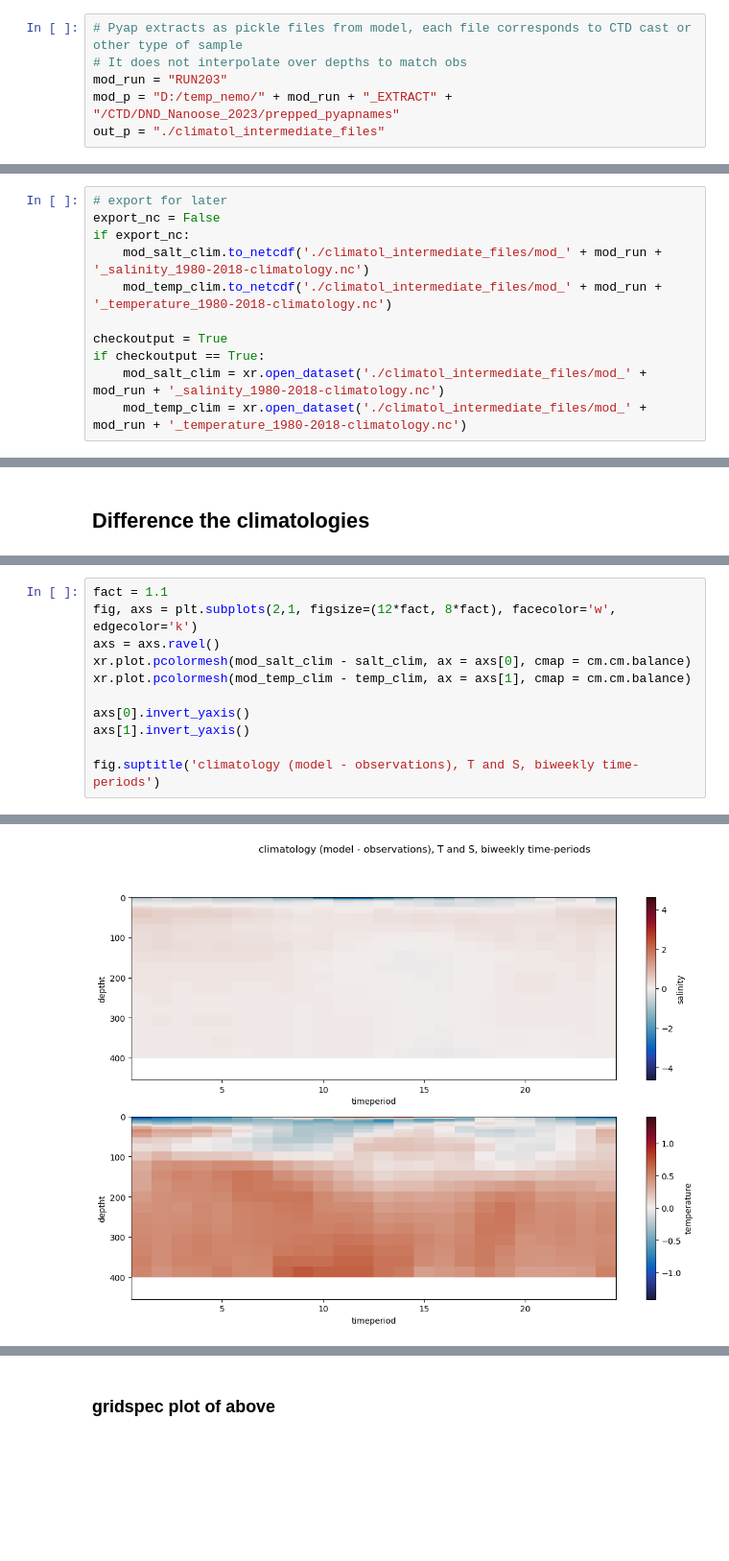
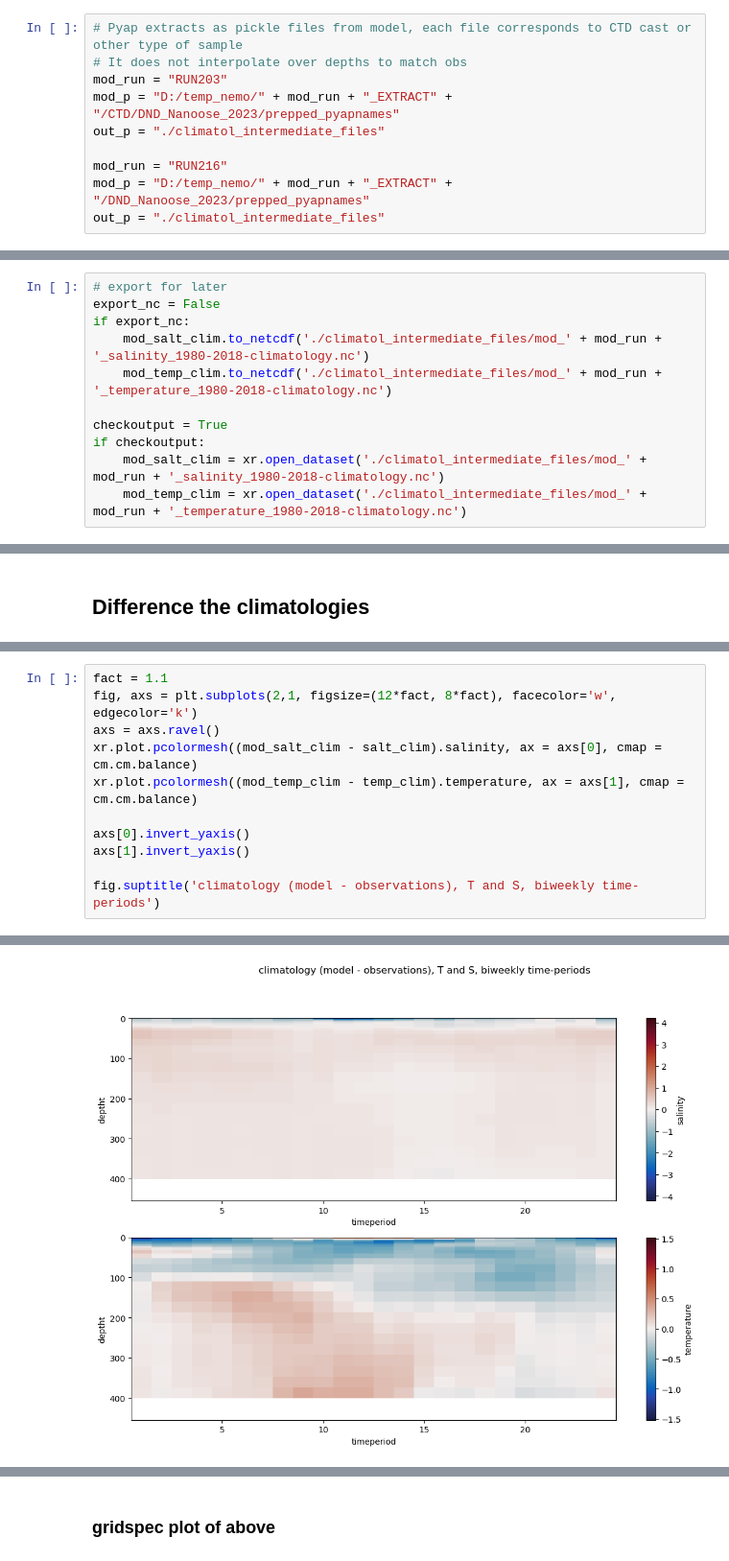
Before and after one commit to goldford/NEMO-Salish-Sea-1500, a Jupyter notebook: code/Visuals-Data - CTD Obs, Mod at Nanoose (Blind).ipynb, the cells around one changed output, grey strips where cells are left out. Shown at 96% size. Drawn from its saved outputs; the diff is of its cells as text; blank space fills up the shorter version.

Commit message:
New analysis notebooks
streamlines of analyses, new figures, new analysis of salinity

```diff
--- a/code/Visuals-Data - CTD Obs, Mod at Nanoose (Blind).ipynb
+++ b/code/Visuals-Data - CTD Obs, Mod at Nanoose (Blind).ipynb
@@ -800,6 +554,10 @@ Notes:
 mod_run = "RUN203"
 mod_p = "D:/temp_nemo/" + mod_run + "_EXTRACT" +  "/CTD/DND_Nanoose_2023/prepped_pyapnames"
 out_p = "./climatol_intermediate_files"
+
+mod_run = "RUN216"
+mod_p = "D:/temp_nemo/" + mod_run + "_EXTRACT" +  "/DND_Nanoose_2023/prepped_pyapnames"
+out_p = "./climatol_intermediate_files"
 # %%
 
 mod_res = glob.glob(os.path.join(mod_p, '*.pickle'))
@@ -1128,6 +883,6 @@ if export_nc:
     mod_temp_clim.to_netcdf('./climatol_intermediate_files/mod_' + mod_run + '_temperature_1980-2018-climatology.nc')
 
 checkoutput = True
-if checkoutput == True:
+if checkoutput:
     mod_salt_clim = xr.open_dataset('./climatol_intermediate_files/mod_' + mod_run + '_salinity_1980-2018-climatology.nc')
     mod_temp_clim = xr.open_dataset('./climatol_intermediate_files/mod_' + mod_run + '_temperature_1980-2018-climatology.nc')
@@ -1136,16 +922,16 @@ if checkoutput == True:
 # %%
 fact = 1.1
 fig, axs = plt.subplots(2,1, figsize=(12*fact, 8*fact), facecolor='w', edgecolor='k')
 axs = axs.ravel()
-xr.plot.pcolormesh(mod_salt_clim - salt_clim, ax = axs[0], cmap = cm.cm.balance)
-xr.plot.pcolormesh(mod_temp_clim - temp_clim, ax = axs[1], cmap = cm.cm.balance)
+xr.plot.pcolormesh((mod_salt_clim - salt_clim).salinity, ax = axs[0], cmap = cm.cm.balance)
+xr.plot.pcolormesh((mod_temp_clim - temp_clim).temperature, ax = axs[1], cmap = cm.cm.balance)
 
 axs[0].invert_yaxis()
 axs[1].invert_yaxis()
 
 fig.suptitle('climatology (model - observations), T and S, biweekly time-periods')
 # %% [output]
 Text(0.5, 0.98, 'climatology (model - observations), T and S, biweekly time-periods')
-[figure, old version]
+[figure, new version]
 # %%
 # above with tweaks to colors
```
Also changed, not shown: parts of 23 cells of this notebook, 24 other files.
